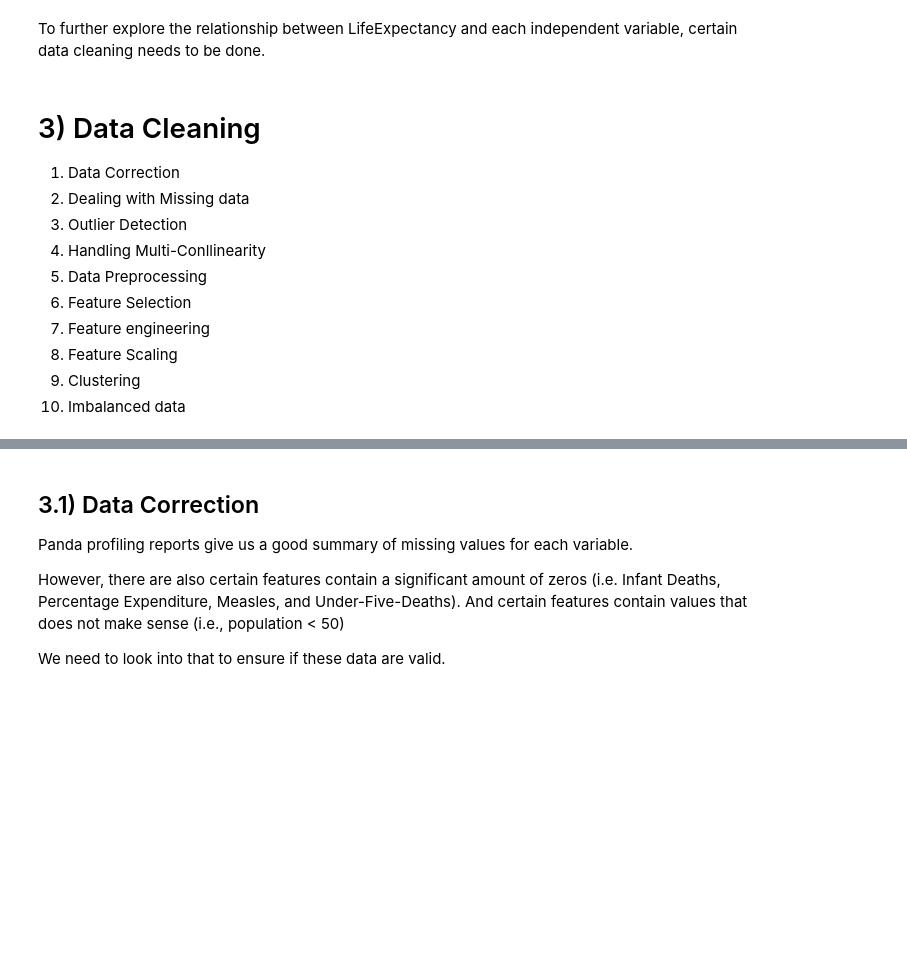
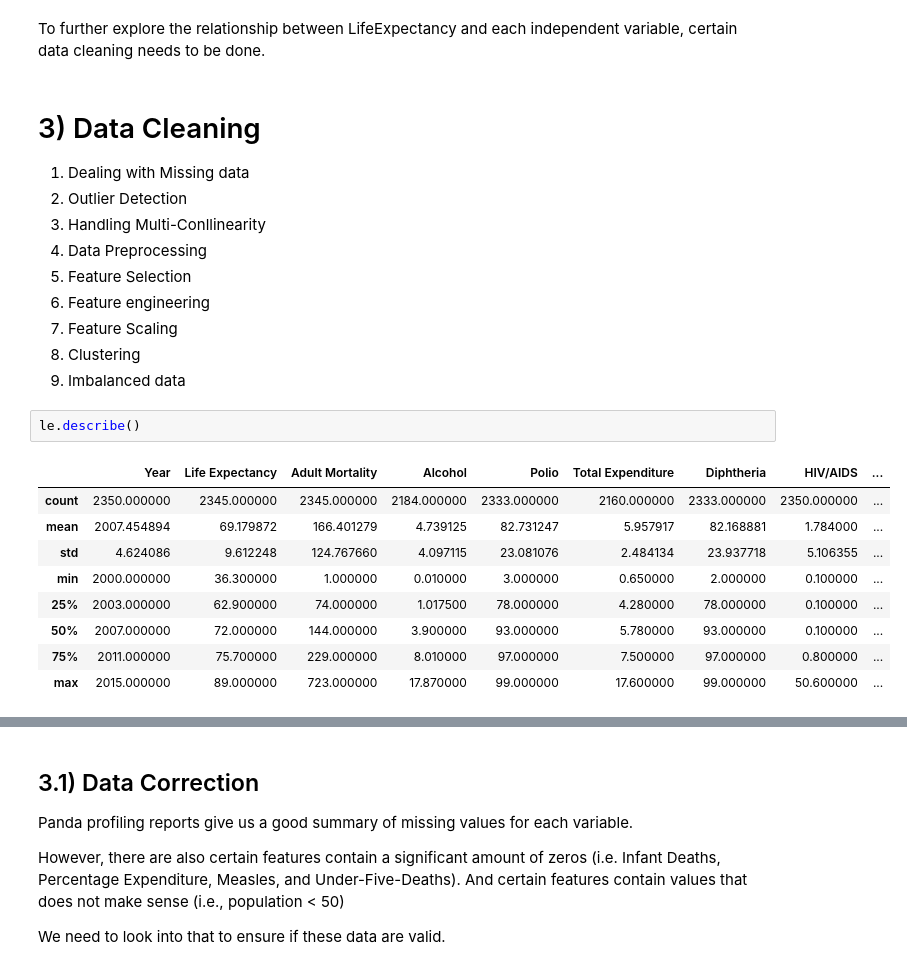
Before and after one commit to shanshanlao/life-expectancy-prediction, a Jupyter notebook: ml-projects/life-expectancy-prediction.ipynb, the cells around one changed output, grey strips where cells are left out. Saved outputs shown, nothing was run; the diff lists cells and outputs as text; blank space fills up the shorter version.

```diff
--- a/ml-projects/life-expectancy-prediction.ipynb
+++ b/ml-projects/life-expectancy-prediction.ipynb
@@ -479,8 +537,7 @@ To further explore the relationship between LifeExpectancy and each independent
 # %% [markdown]
 # 3) Data Cleaning
 
-1. Data Correction
-2. Dealing with Missing data
+1. Dealing with Missing data
 2. Outlier Detection
 3. Handling Multi-Conllinearity
 4. Data Preprocessing
@@ -489,3 +546,15 @@ To further explore the relationship between LifeExpectancy and each independent
 7. Feature Scaling
 8. Clustering
 9. Imbalanced data
+# %%
+le.describe()
+# %% [output]
+|  | Year | Life Expectancy | Adult Mortality | Alcohol | Polio | Total Expenditure | Diphtheria | HIV/AIDS | ... |
+| count | 2350.000000 | 2345.000000 | 2345.000000 | 2184.000000 | 2333.000000 | 2160.000000 | 2333.000000 | 2350.000000 | ... |
+| mean | 2007.454894 | 69.179872 | 166.401279 | 4.739125 | 82.731247 | 5.957917 | 82.168881 | 1.784000 | ... |
+| std | 4.624086 | 9.612248 | 124.767660 | 4.097115 | 23.081076 | 2.484134 | 23.937718 | 5.106355 | ... |
+| min | 2000.000000 | 36.300000 | 1.000000 | 0.010000 | 3.000000 | 0.650000 | 2.000000 | 0.100000 | ... |
+| 25% | 2003.000000 | 62.900000 | 74.000000 | 1.017500 | 78.000000 | 4.280000 | 78.000000 | 0.100000 | ... |
+| 50% | 2007.000000 | 72.000000 | 144.000000 | 3.900000 | 93.000000 | 5.780000 | 93.000000 | 0.100000 | ... |
+| 75% | 2011.000000 | 75.700000 | 229.000000 | 8.010000 | 97.000000 | 7.500000 | 97.000000 | 0.800000 | ... |
+| max | 2015.000000 | 89.000000 | 723.000000 | 17.870000 | 99.000000 | 17.600000 | 99.000000 | 50.600000 | ... |
```
Also changed, not shown: parts of 48 cells of this notebook, 1 other file.
